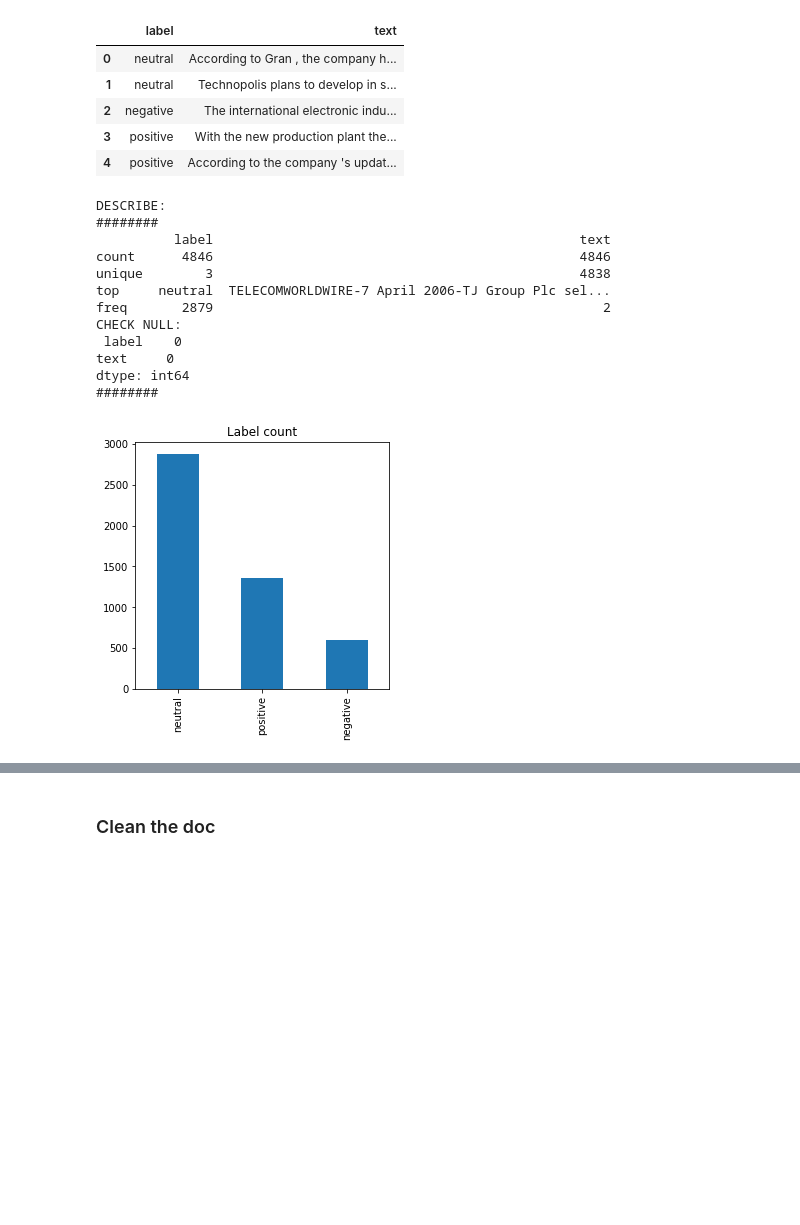
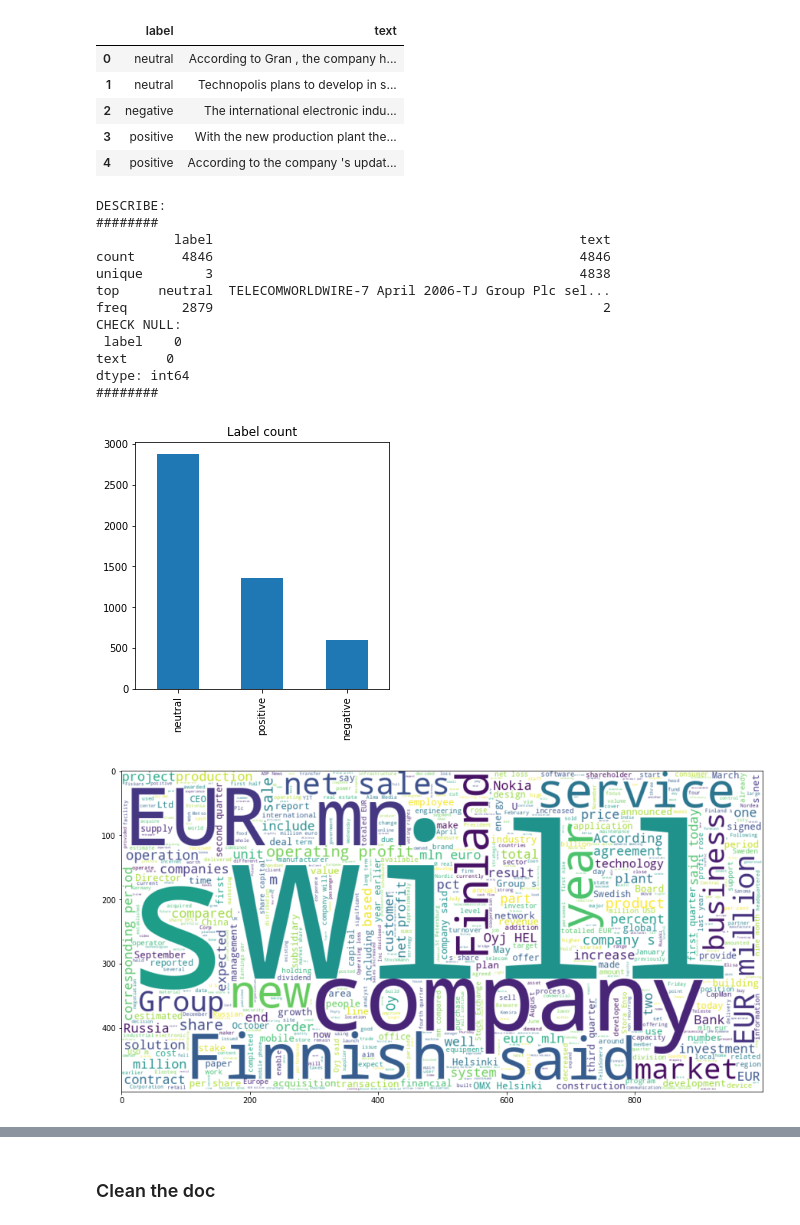
Before and after one commit to nguyenthecoder/learning-nlp, a Jupyter notebook: news_sentiment/main.ipynb, the cells around one changed output, grey strips where cells are left out. Drawn from its saved outputs; the diff is of its cells as text; code cells hidden in the pictures; blank space fills up the shorter version.

```diff
--- a/news_sentiment/main.ipynb
+++ b/news_sentiment/main.ipynb
@@ -69,23 +58,36 @@ df.head()
 # %%
 print("DESCRIBE:")
 print("########")
 print(df.describe())
 print('CHECK NULL: \n', df.isnull().sum())
 print("########")
 plt.subplot(221)
 df['label'].value_counts().plot(kind="bar", title="Label count", figsize = (10,10))
 plt.show()
+
+combined_text = ''
+
+for index, row in df.iterrows():
+    combined_text += row['text']
+
+
+wc = WordCloud(max_words = 1500, stopwords = STOPWORDS, background_color= 'white', width = 1000, height=500).generate(combined_text)
+plt.figure(figsize=(15,15))
+plt.imshow(wc, interpolation='bilinear')
+plt.savefig('wordcloud.png')
+plt.show()
 # %% [output]
 DESCRIBE:
 ########
           label                                               text
 count      4846                                               4846
 unique        3                                               4838
 top     neutral  TELECOMWORLDWIRE-7 April 2006-TJ Group Plc sel...
 freq       2879                                                  2
 CHECK NULL:
  label    0
 text     0
 dtype: int64
 ########
 [figure]
+[figure, added]
```
Also changed, not shown: parts of 13 cells of this notebook, 25 other files.
